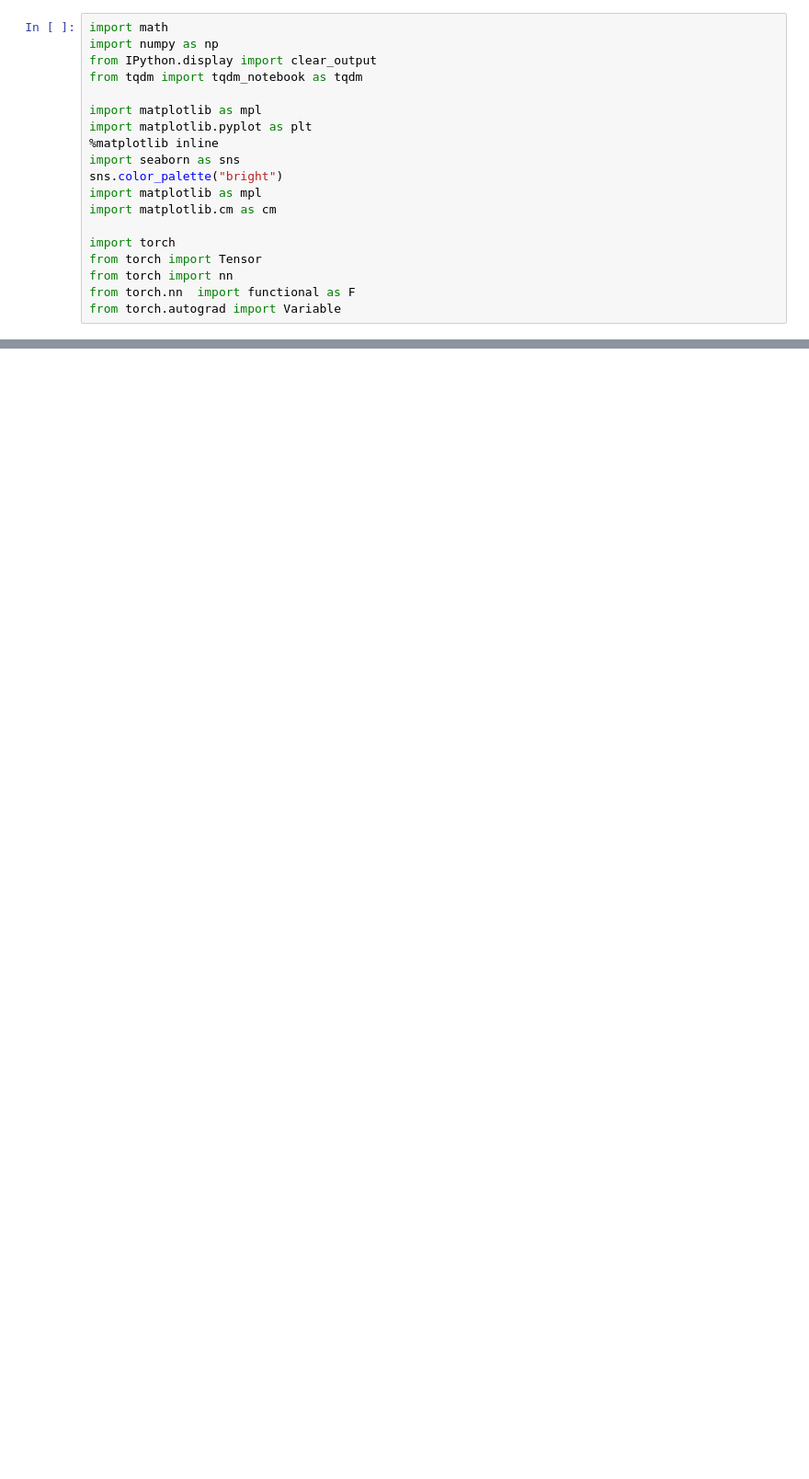
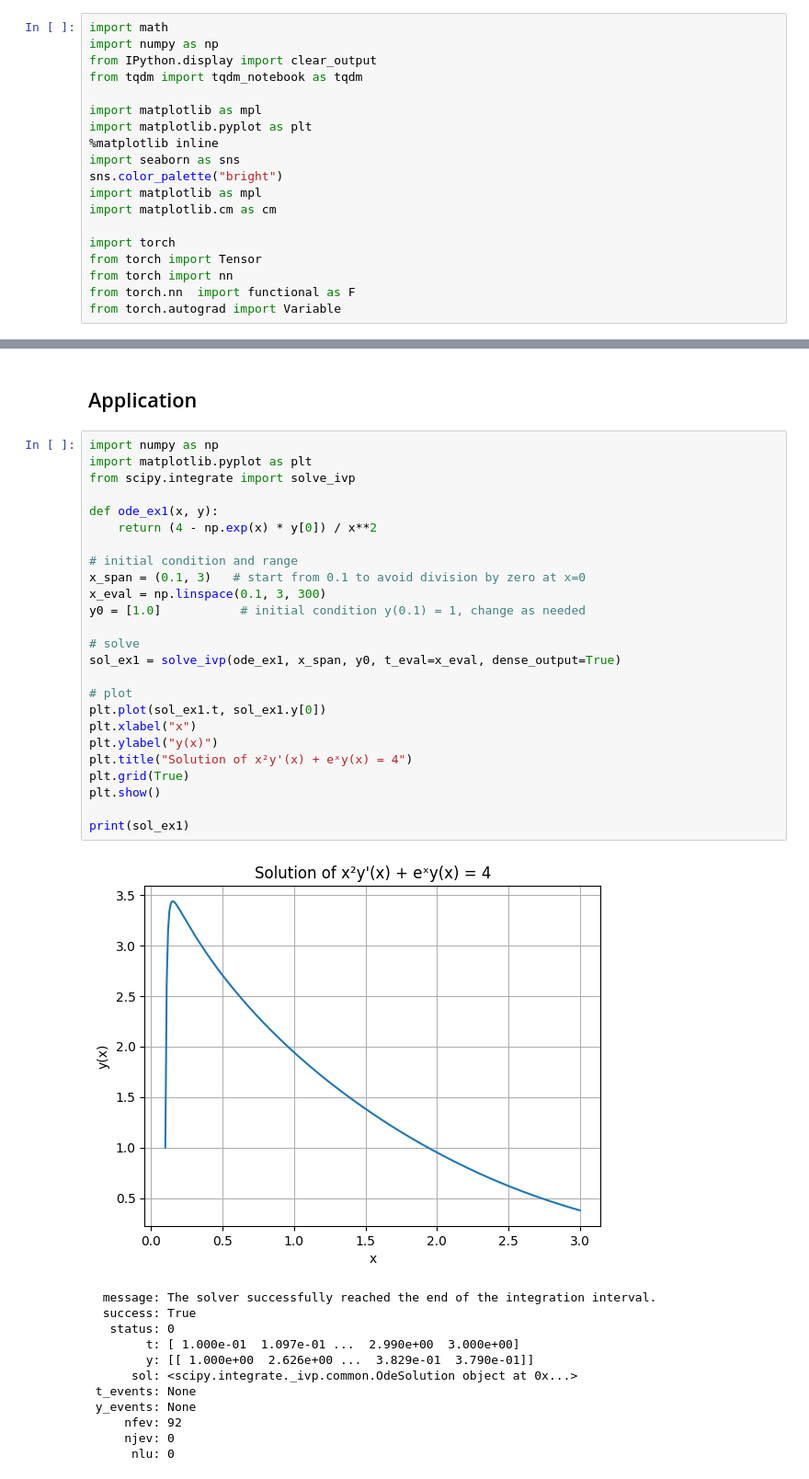
Before and after one commit to thanikaar/Rudimental-exploration-of-Neural-ODE, a Jupyter notebook: node_implementation.ipynb, the cells around one changed output, grey strips where cells are left out. Shown at 92% size. Saved outputs shown, nothing was run; the diff lists cells and outputs as text; blank space fills up the shorter version.

```diff
--- a/node_implementation.ipynb
+++ b/node_implementation.ipynb
@@ -60,0 +212,40 @@ def ode_rk_solve(z0, t0, t1, f):
+# %% [markdown]
+## Application
+# %%
+import numpy as np
+import matplotlib.pyplot as plt
+from scipy.integrate import solve_ivp
+
+def ode_ex1(x, y):
+    return (4 - np.exp(x) * y[0]) / x**2
+
+# initial condition and range
+x_span = (0.1, 3)   # start from 0.1 to avoid division by zero at x=0
+x_eval = np.linspace(0.1, 3, 300)
+y0 = [1.0]           # initial condition y(0.1) = 1, change as needed
+
+# solve
+sol_ex1 = solve_ivp(ode_ex1, x_span, y0, t_eval=x_eval, dense_output=True)
+
+# plot
+plt.plot(sol_ex1.t, sol_ex1.y[0])
+plt.xlabel("x")
+plt.ylabel("y(x)")
+plt.title("Solution of x²y'(x) + eˣy(x) = 4")
+plt.grid(True)
+plt.show()
+
+print(sol_ex1)
+# %% [output]
+[figure, added]
+  message: The solver successfully reached the end of the integration interval.
+  success: True
+   status: 0
+        t: [ 1.000e-01  1.097e-01 ...  2.990e+00  3.000e+00]
+        y: [[ 1.000e+00  2.626e+00 ...  3.829e-01  3.790e-01]]
+      sol: <scipy.integrate._ivp.common.OdeSolution object at 0x...>
+ t_events: None
+ y_events: None
+     nfev: 92
+     njev: 0
+      nlu: 0
```
Also changed, not shown: parts of 16 cells of this notebook.
